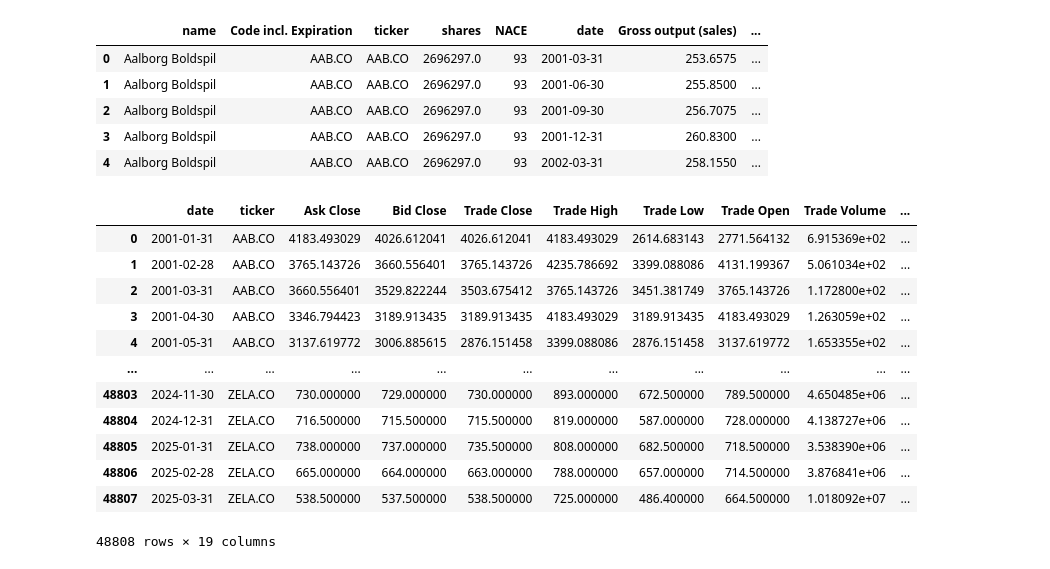
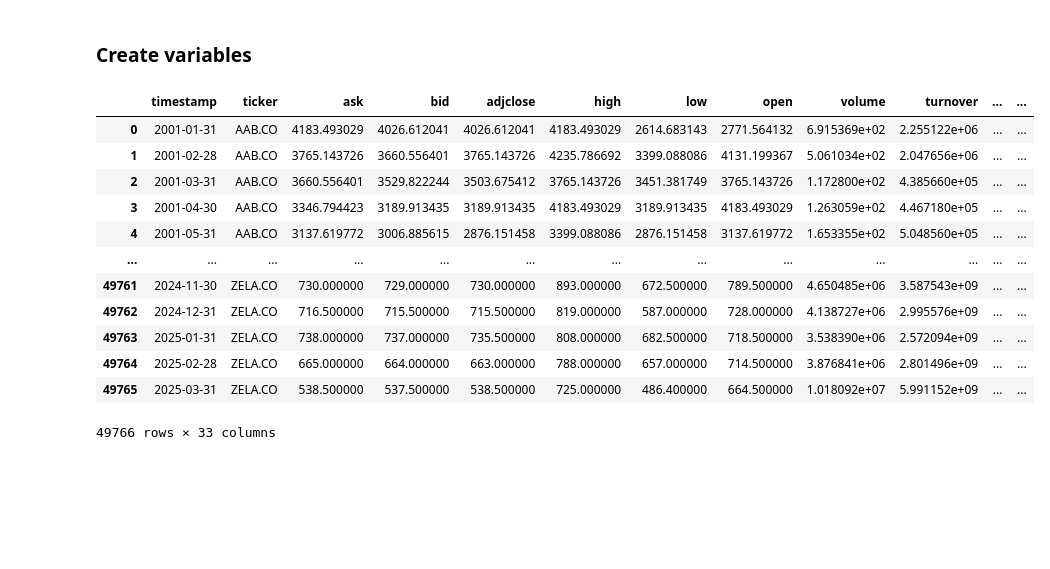
Before and after one commit to johanoelgaard/MastersThesis, a Jupyter notebook: dataprocessing.ipynb, the cells around one changed output. Cells and saved outputs as stored; diff of their text form; code cells hidden in the pictures; blank space fills up the shorter version.

```diff
--- a/dataprocessing.ipynb
+++ b/dataprocessing.ipynb
@@ -60,33 +41,24 @@ display(merged_df)
 # %%
-dk_industry['date'] = pd.to_datetime(dk_industry['date'])
+dk_industry['timestamp'] = pd.to_datetime(dk_industry['timestamp'])
+# join stocks and dk_industry on 'NACE industry'
+industry = stocks[['ticker','NACE']].merge(dk_industry, how='left', on='NACE')
 
-# join stocks and dk_industry on 'NACE industry'
-stocks = stocks.merge(dk_industry, how='left', left_on='NACE', right_on='NACE')
-display(stocks.head())
+# adjust the timestamp to be 2 months behind
+industry['timestamp'] = industry['timestamp'] + pd.DateOffset(months=2+quarterly_offset)
+industry['timestamp'] = (
+    industry['timestamp']
+      .dt.to_period('M')
+      .dt.to_timestamp('M')
+)
+
+industry = industry.drop(columns=['NACE'])
+
+# display(industry)
-# %% [output]
-|  | name | Code incl. Expiration | ticker | shares | NACE | date | Gross output (sales) | ... |
-| 0 | Aalborg Boldspil | AAB.CO | AAB.CO | 2696297.0 | 93 | 2001-03-31 | 253.6575 | ... |
-| 1 | Aalborg Boldspil | AAB.CO | AAB.CO | 2696297.0 | 93 | 2001-06-30 | 255.8500 | ... |
-| 2 | Aalborg Boldspil | AAB.CO | AAB.CO | 2696297.0 | 93 | 2001-09-30 | 256.7075 | ... |
-| 3 | Aalborg Boldspil | AAB.CO | AAB.CO | 2696297.0 | 93 | 2001-12-31 | 260.8300 | ... |
-| 4 | Aalborg Boldspil | AAB.CO | AAB.CO | 2696297.0 | 93 | 2002-03-31 | 258.1550 | ... |
 # %%
-merged_df = pd.merge(df, stocks, how='left', on=['date', 'ticker'])
-display(merged_df)
+df = pd.merge(df, industry, how='left', on=['timestamp', 'ticker'])
 
+#ffil the industry values
+for col in industry.columns[2:]:
+    df[col] = df[col].groupby(df['ticker']).ffill()
 
-# for each
+# display(df)
-# %% [output]
-|  | date | ticker | Ask Close | Bid Close | Trade Close | Trade High | Trade Low | Trade Open | Trade Volume | ... |
-| 0 | 2001-01-31 | AAB.CO | 4183.493029 | 4026.612041 | 4026.612041 | 4183.493029 | 2614.683143 | 2771.564132 | 6.915369e+02 | ... |
-| 1 | 2001-02-28 | AAB.CO | 3765.143726 | 3660.556401 | 3765.143726 | 4235.786692 | 3399.088086 | 4131.199367 | 5.061034e+02 | ... |
-| 2 | 2001-03-31 | AAB.CO | 3660.556401 | 3529.822244 | 3503.675412 | 3765.143726 | 3451.381749 | 3765.143726 | 1.172800e+02 | ... |
-| 3 | 2001-04-30 | AAB.CO | 3346.794423 | 3189.913435 | 3189.913435 | 4183.493029 | 3189.913435 | 4183.493029 | 1.263059e+02 | ... |
-| 4 | 2001-05-31 | AAB.CO | 3137.619772 | 3006.885615 | 2876.151458 | 3399.088086 | 2876.151458 | 3137.619772 | 1.653355e+02 | ... |
-| ... | ... | ... | ... | ... | ... | ... | ... | ... | ... | ... |
-| 48803 | 2024-11-30 | ZELA.CO | 730.000000 | 729.000000 | 730.000000 | 893.000000 | 672.500000 | 789.500000 | 4.650485e+06 | ... |
-| 48804 | 2024-12-31 | ZELA.CO | 716.500000 | 715.500000 | 715.500000 | 819.000000 | 587.000000 | 728.000000 | 4.138727e+06 | ... |
-| 48805 | 2025-01-31 | ZELA.CO | 738.000000 | 737.000000 | 735.500000 | 808.000000 | 682.500000 | 718.500000 | 3.538390e+06 | ... |
-| 48806 | 2025-02-28 | ZELA.CO | 665.000000 | 664.000000 | 663.000000 | 788.000000 | 657.000000 | 714.500000 | 3.876841e+06 | ... |
-| 48807 | 2025-03-31 | ZELA.CO | 538.500000 | 537.500000 | 538.500000 | 725.000000 | 486.400000 | 664.500000 | 1.018092e+07 | ... |
-48808 rows × 19 columns
@@ -92,0 +101,33 @@ display(merged_df)
+# %%
+# join df and financials
+df = pd.merge(df, financials, how='left', on=['timestamp', 'ticker'])
+
+# display(df)
+# %% [markdown]
+### Create variables
+# %%
+df['target'] = df.groupby('ticker')['adjclose'].transform(lambda x: x.pct_change(periods=1))
+df['target'] = df['target'].shift(-1) # shift the target by 1 month
+
+# momentum
+momentum_periods = {'mom1m': 1, 'mom3m': 3, 'mom6m': 6, 'mom12m': 12}
+
+# compute percentage change over each period for each ticker separately.
+for feature_name, period in momentum_periods.items():
+    df[feature_name] = df.groupby('ticker')['adjclose'].transform(lambda x: x.pct_change(periods=period))
+
+display(df)
+# %% [output]
+|  | timestamp | ticker | ask | bid | adjclose | high | low | open | volume | turnover | ... | ... |
+| 0 | 2001-01-31 | AAB.CO | 4183.493029 | 4026.612041 | 4026.612041 | 4183.493029 | 2614.683143 | 2771.564132 | 6.915369e+02 | 2.255122e+06 | ... | ... |
+| 1 | 2001-02-28 | AAB.CO | 3765.143726 | 3660.556401 | 3765.143726 | 4235.786692 | 3399.088086 | 4131.199367 | 5.061034e+02 | 2.047656e+06 | ... | ... |
+| 2 | 2001-03-31 | AAB.CO | 3660.556401 | 3529.822244 | 3503.675412 | 3765.143726 | 3451.381749 | 3765.143726 | 1.172800e+02 | 4.385660e+05 | ... | ... |
+| 3 | 2001-04-30 | AAB.CO | 3346.794423 | 3189.913435 | 3189.913435 | 4183.493029 | 3189.913435 | 4183.493029 | 1.263059e+02 | 4.467180e+05 | ... | ... |
+| 4 | 2001-05-31 | AAB.CO | 3137.619772 | 3006.885615 | 2876.151458 | 3399.088086 | 2876.151458 | 3137.619772 | 1.653355e+02 | 5.048560e+05 | ... | ... |
+| ... | ... | ... | ... | ... | ... | ... | ... | ... | ... | ... | ... | ... |
+| 49761 | 2024-11-30 | ZELA.CO | 730.000000 | 729.000000 | 730.000000 | 893.000000 | 672.500000 | 789.500000 | 4.650485e+06 | 3.587543e+09 | ... | ... |
+| 49762 | 2024-12-31 | ZELA.CO | 716.500000 | 715.500000 | 715.500000 | 819.000000 | 587.000000 | 728.000000 | 4.138727e+06 | 2.995576e+09 | ... | ... |
+| 49763 | 2025-01-31 | ZELA.CO | 738.000000 | 737.000000 | 735.500000 | 808.000000 | 682.500000 | 718.500000 | 3.538390e+06 | 2.572094e+09 | ... | ... |
+| 49764 | 2025-02-28 | ZELA.CO | 665.000000 | 664.000000 | 663.000000 | 788.000000 | 657.000000 | 714.500000 | 3.876841e+06 | 2.801496e+09 | ... | ... |
+| 49765 | 2025-03-31 | ZELA.CO | 538.500000 | 537.500000 | 538.500000 | 725.000000 | 486.400000 | 664.500000 | 1.018092e+07 | 5.991152e+09 | ... | ... |
+49766 rows × 33 columns
```
Also changed, not shown: parts of 10 cells of this notebook, 7 other files.
